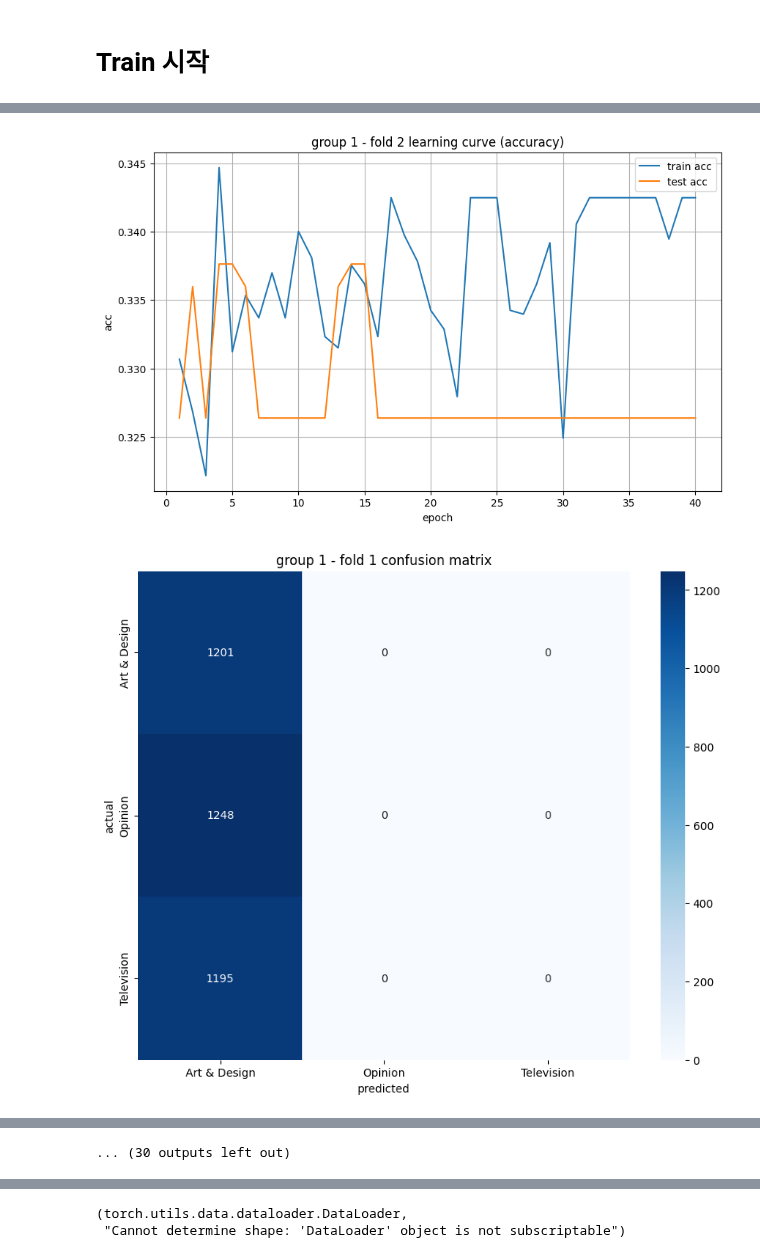
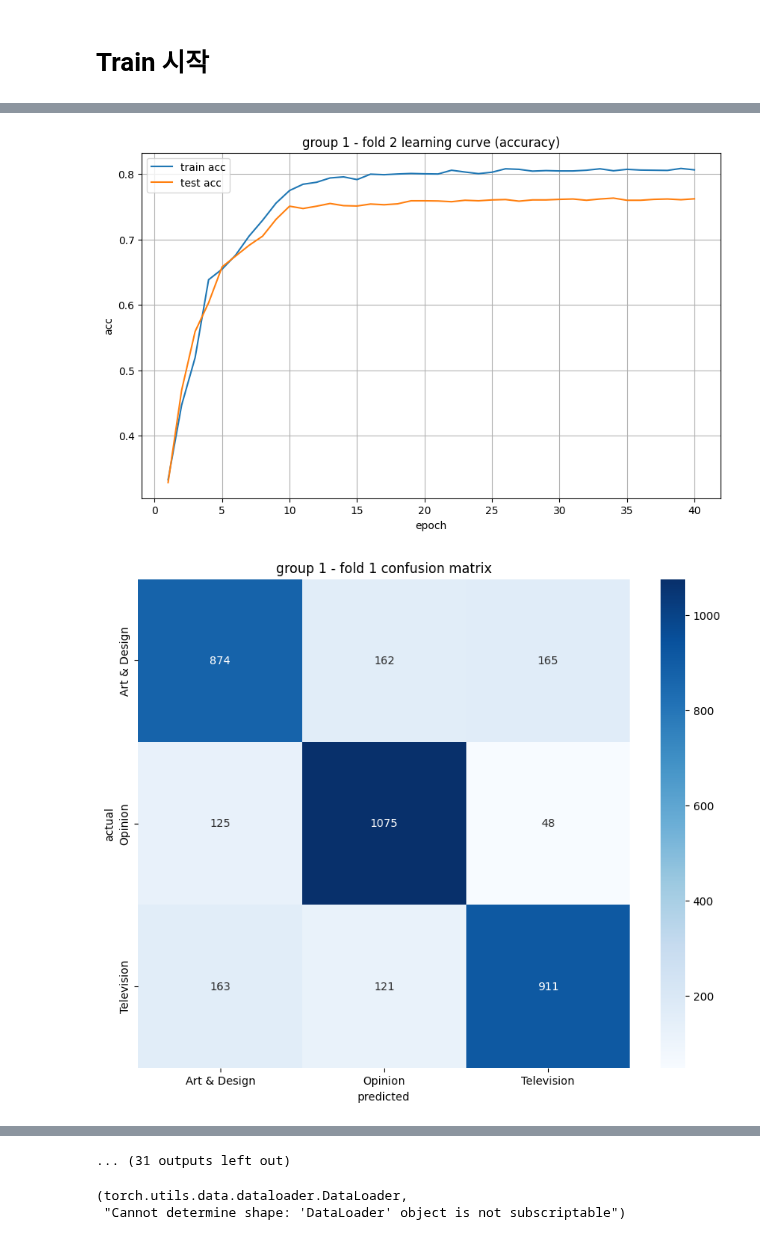
Before and after one commit to EWHA-Tespa/Perceiver, a Jupyter notebook: code/unit_test_text.ipynb, the cells around one changed output, grey strips where cells are left out. Saved outputs shown, nothing was run; the diff lists cells and outputs as text; code cells hidden in the pictures.

```diff
--- a/code/unit_test_text.ipynb
+++ b/code/unit_test_text.ipynb
@@ -183,7 +183,7 @@ EMBED_DIM = 128
 LATENT_DIM = 64
 LATENT_SIZE = 64  # Latent의 수
 NUM_BLOCKS = 4    # PerceiverBlock의 수
-LR = 1e-3
+LR = 1e-4
 
 all_learning_curves = []
 best_models = {}
@@ -415,2 +398,2 @@ weighted avg   0.106523  0.326379  0.160623  3643.000000
-[figure, old version]
+[figure, new version]
-[figure, old version]
+[figure, new version]
@@ -454 +419,0 @@ weighted avg   0.110376  0.332229  0.165701  3621.000000
-... (30 outputs left out)
@@ -455,3 +422,4 @@ weighted avg   0.110376  0.332229  0.165701  3621.000000
+... (31 outputs left out)
 # %%
 import pickle
 
```
Also changed, not shown: parts of 1 cell of this notebook, 8 other files.
